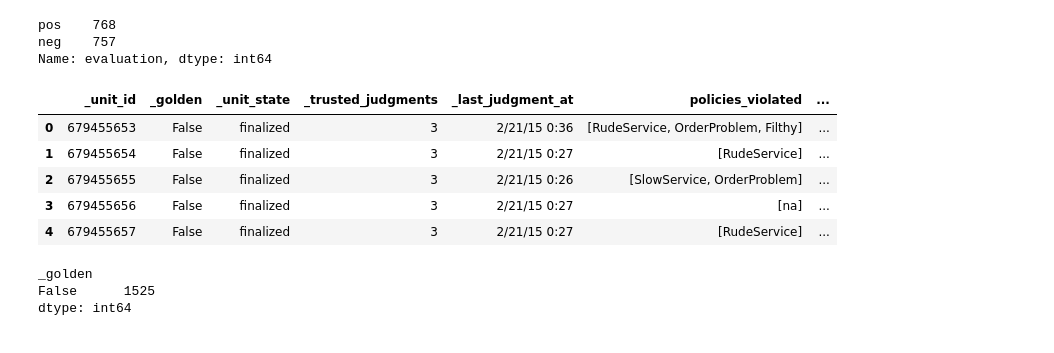
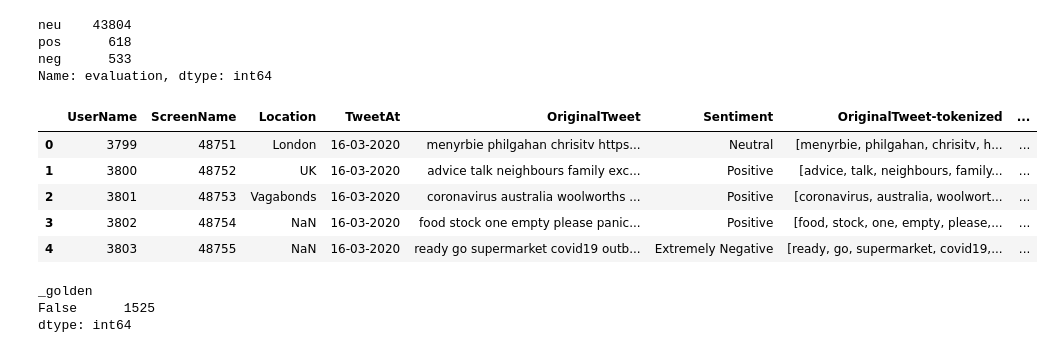
Before and after one commit to MichM072/Text_mining_project, a Jupyter notebook: notebook_project.ipynb, the cells around one changed output. Cells and saved outputs as stored; diff of their text form; code cells hidden in the pictures.

```diff
--- a/notebook_project.ipynb
+++ b/notebook_project.ipynb
@@ -34,6 +34,8 @@ from pyLDAvis import sklearn as sklearn_lda
 import pyLDAvis
 warnings.simplefilter("ignore", DeprecationWarning)
 from sklearn.decomposition import LatentDirichletAllocation as LDA
+from nltk.stem.wordnet import WordNetLemmatizer
+wordnet = WordNetLemmatizer()
 
 nltk.download('vader_lexicon')
 nltk.download('stopwords')
@@ -83,8 +95,8 @@ Index(['_unit_id', '_golden', '_unit_state', '_trusted_judgments',
 # Remove special characters and stopwords
 
 stop = stopwords.words('english')
-csv["review"] = csv["review"].apply(lambda x: " ".join(x.lower() for x in str(x).split() if x not in stop))
+corona_csv["OriginalTweet"] = corona_csv["OriginalTweet"].apply(lambda x: " ".join(x.lower() for x in str(x).split() if x not in stop))
 
-csv["review"] = csv["review"].map(lambda x: re.sub(r'[^A-Za-z0-9 ]+', '', x))
-csv.head(5)
+corona_csv["OriginalTweet"] = corona_csv["OriginalTweet"].map(lambda x: re.sub(r'[^A-Za-z0-9 ]+', '', x))
+corona_csv.head(5)
 # %% [output]
@@ -97,8 +109,11 @@ csv.head(5)
 # %%
 # Tokenize the reviews and add them as a seperate column
-csv['tokenized-review'] = csv['review'].apply(lambda x : nltk.word_tokenize(x))
-csv['policies_violated'] = csv['policies_violated'].apply(lambda x : re.split('\r', str(x)))
-csv['policies_violated:confidence'] = csv['policies_violated:confidence'].apply(lambda x : [float(x.strip(' []')) for x in re.split('\r', str(x))])
+corona_csv["OriginalTweet-tokenized"] = corona_csv["OriginalTweet"].apply(lambda x : nltk.word_tokenize(x))
+corona_csv["OriginalTweet-lemmatized"] = corona_csv["OriginalTweet-tokenized"].apply(lambda x : lemmatize(x))
 
-csv['tokenized-review'].head(5)
+# OLD CODE!
+# csv['policies_violated'] = csv['policies_violated'].apply(lambda x : re.split('\r', str(x)))
+# csv['policies_violated:confidence'] = csv['policies_violated:confidence'].apply(lambda x : [float(x.strip(' []')) for x in re.split('\r', str(x))])
+
+corona_csv.head()
 # %% [output]
@@ -111,14 +126,14 @@ Name: tokenized-review, dtype: object
 # %%
 from vaderSentiment.vaderSentiment import SentimentIntensityAnalyzer
 analyzer = SentimentIntensityAnalyzer()
-csv['compound'] = [analyzer.polarity_scores(x)['compound'] for x in
-csv["review"]]
-csv['neg'] = [analyzer.polarity_scores(x)['neg'] for x in
-csv["review"]]
-csv['neu'] = [analyzer.polarity_scores(x)['neu'] for x in
-csv["review"]]
-csv['pos'] = [analyzer.polarity_scores(x)['pos'] for x in
-csv["review"]]
+corona_csv['compound'] = [analyzer.polarity_scores(x)['compound'] for x in
+corona_csv["OriginalTweet"]]
+corona_csv['neg'] = [analyzer.polarity_scores(x)['neg'] for x in
+corona_csv["OriginalTweet"]]
+corona_csv['neu'] = [analyzer.polarity_scores(x)['neu'] for x in
+corona_csv["OriginalTweet"]]
+corona_csv['pos'] = [analyzer.polarity_scores(x)['pos'] for x in
+corona_csv["OriginalTweet"]]
 
-csv
+corona_csv.head(20)
 # %% [output]
@@ -138,18 +157,19 @@ csv
 # %%
 # categorize reviews as expected negatieve or positive
 
-csv['evaluation'] = csv[['neg','pos']].idxmax(axis=1)
+corona_csv['evaluation'] = corona_csv[['neg','pos','neu']].idxmax(axis=1)
 
-print(csv['evaluation'].value_counts())
-csv.head(5)
+print(corona_csv['evaluation'].value_counts())
+corona_csv.head(5)
 # %% [output]
-pos    768
-neg    757
+neu    43804
+pos      618
+neg      533
 Name: evaluation, dtype: int64
-|  | _unit_id | _golden | _unit_state | _trusted_judgments | _last_judgment_at | policies_violated | ... |
-| 0 | 679455653 | False | finalized | 3 | 2/21/15 0:36 | [RudeService, OrderProblem, Filthy] | ... |
-| 1 | 679455654 | False | finalized | 3 | 2/21/15 0:27 | [RudeService] | ... |
-| 2 | 679455655 | False | finalized | 3 | 2/21/15 0:26 | [SlowService, OrderProblem] | ... |
-| 3 | 679455656 | False | finalized | 3 | 2/21/15 0:27 | [na] | ... |
-| 4 | 679455657 | False | finalized | 3 | 2/21/15 0:27 | [RudeService] | ... |
+|  | UserName | ScreenName | Location | TweetAt | OriginalTweet | Sentiment | OriginalTweet-tokenized | ... |
+| 0 | 3799 | 48751 | London | 16-03-2020 | menyrbie philgahan chrisitv https... | Neutral | [menyrbie, philgahan, chrisitv, h... | ... |
+| 1 | 3800 | 48752 | UK | 16-03-2020 | advice talk neighbours family exc... | Positive | [advice, talk, neighbours, family... | ... |
+| 2 | 3801 | 48753 | Vagabonds | 16-03-2020 | coronavirus australia woolworths ... | Positive | [coronavirus, australia, woolwort... | ... |
+| 3 | 3802 | 48754 | NaN | 16-03-2020 | food stock one empty please panic... | Positive | [food, stock, one, empty, please,... | ... |
+| 4 | 3803 | 48755 | NaN | 16-03-2020 | ready go supermarket covid19 outb... | Extremely Negative | [ready, go, supermarket, covid19,... | ... |
 # %%
```
Also changed, not shown: parts of 17 cells of this notebook, 2 other files.
